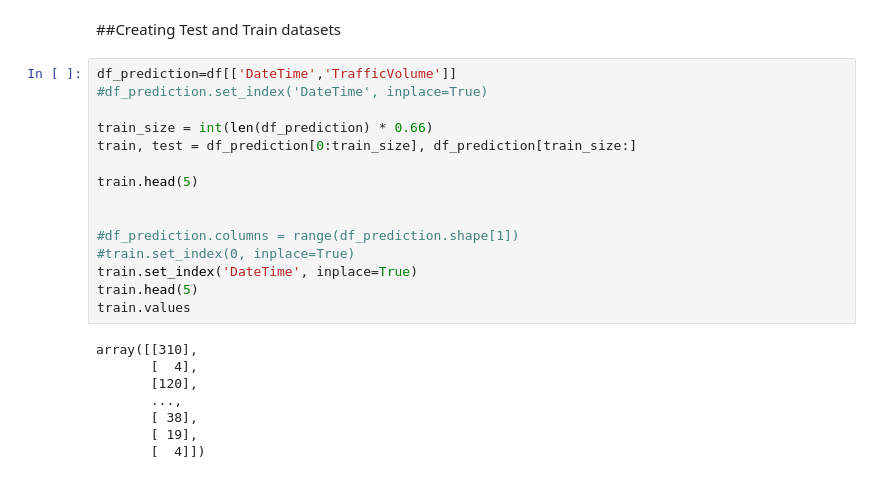
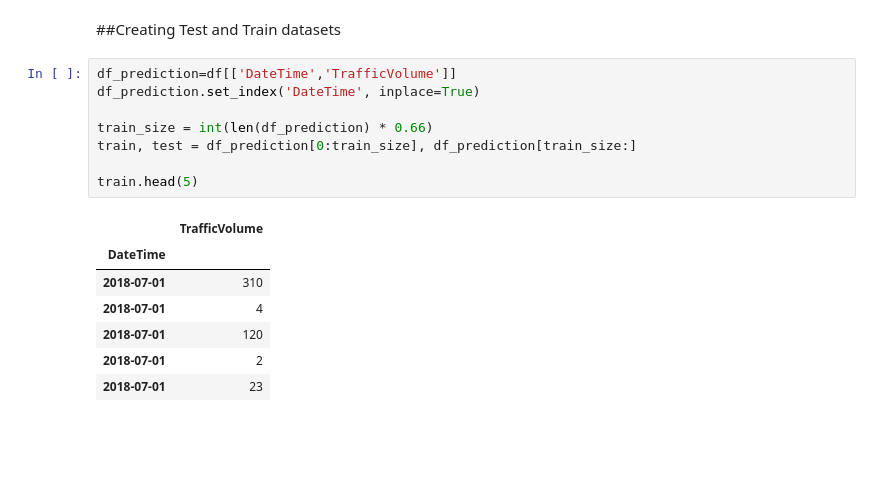
Before and after one commit to hrai/-M4-Data-Analysis, a Jupyter notebook: Assignment_2.ipynb, the cells around one changed output. Drawn from its saved outputs; the diff is of its cells as text; blank space fills up the shorter version.

```diff
--- a/Assignment_2.ipynb
+++ b/Assignment_2.ipynb
@@ -321,27 +321,20 @@ test_stationarity_of_timeseries(df_stationarity_log)
 ##Creating Test and Train datasets
 # %%
 df_prediction=df[['DateTime','TrafficVolume']]
-#df_prediction.set_index('DateTime', inplace=True)
+df_prediction.set_index('DateTime', inplace=True)
 
 train_size = int(len(df_prediction) * 0.66)
 train, test = df_prediction[0:train_size], df_prediction[train_size:]
 
 train.head(5)
-
-
-#df_prediction.columns = range(df_prediction.shape[1])
-#train.set_index(0, inplace=True)
-train.set_index('DateTime', inplace=True)
-train.head(5)
-train.values
 # %% [output]
-array([[310],
-       [  4],
-       [120],
-       ...,
-       [ 38],
-       [ 19],
-       [  4]])
+|  | TrafficVolume |
+| DateTime |  |
+| 2018-07-01 | 310 |
+| 2018-07-01 | 4 |
+| 2018-07-01 | 120 |
+| 2018-07-01 | 2 |
+| 2018-07-01 | 23 |
 # %%
 from pandas import read_csv
 from pandas import datetime
```
Also changed, not shown: parts of 2 cells of this notebook.
